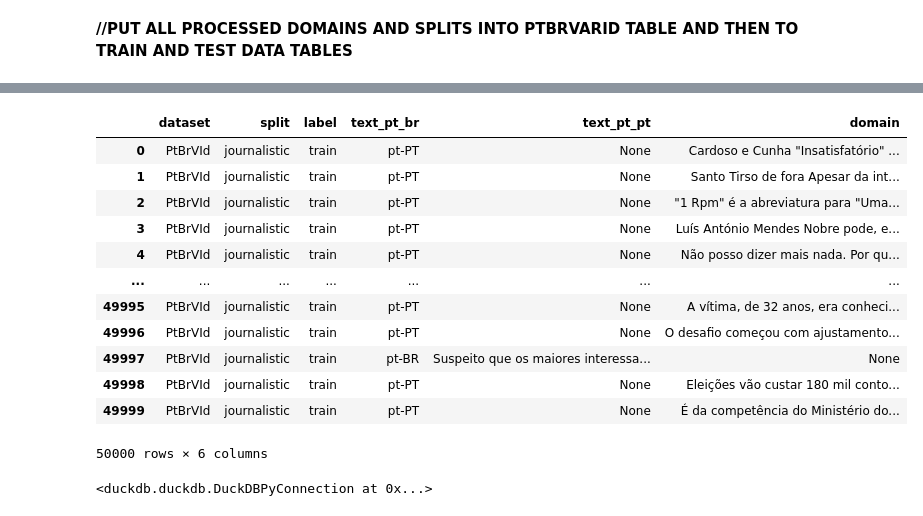
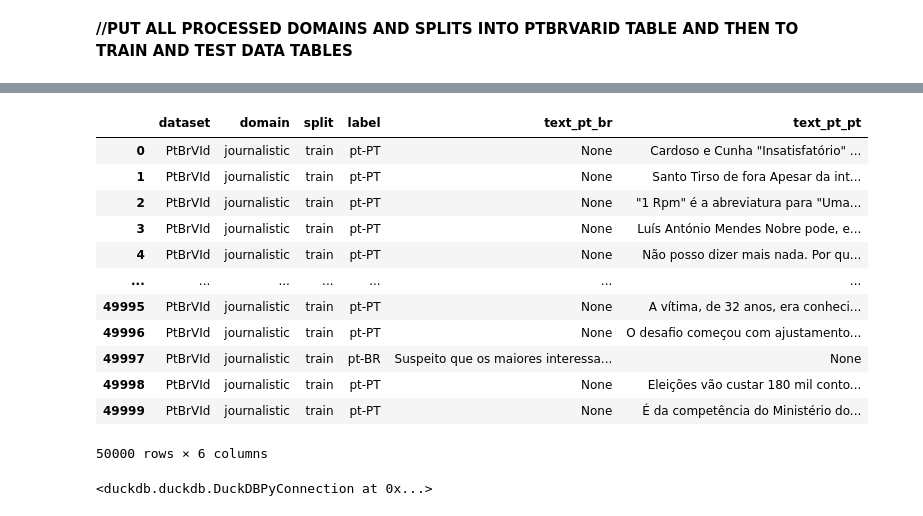
Before and after one commit to laiarodrigo/Thesis, a Jupyter notebook: eda's/06_accessing_PtBrVarId.ipynb, the cells around one changed output, grey strips where cells are left out. Drawn from its saved outputs; the diff is of its cells as text; code cells hidden in the pictures.

```diff
--- a/eda's/06_accessing_PtBrVarId.ipynb
+++ b/eda's/06_accessing_PtBrVarId.ipynb
@@ -1053,9 +1078,8 @@ However, if you want to parse some data that happens to look like a URL, then no
 # %%
 con = duckdb.connect('../data/duckdb/subs.duckdb')
 con.execute('SELECT * FROM ptbrvarid WHERE dataset=\'PtBrVId\' LIMIT 50000').df()
-con.execute('SELECT COUNT(*) FROM ptbrvarid WHERE dataset=\'PtBrVId\'').fetchone()
 # %% [output]
-|  | dataset | split | label | text_pt_br | text_pt_pt | domain |
+|  | dataset | domain | split | label | text_pt_br | text_pt_pt |
 | 0 | PtBrVId | journalistic | train | pt-PT | None | Cardoso e Cunha "Insatisfatório" ... |
 | 1 | PtBrVId | journalistic | train | pt-PT | None | Santo Tirso de fora Apesar da int... |
 | 2 | PtBrVId | journalistic | train | pt-PT | None | "1 Rpm" é a abreviatura para "Uma... |
```
Also changed, not shown: parts of 16 cells of this notebook, 5 other files.
